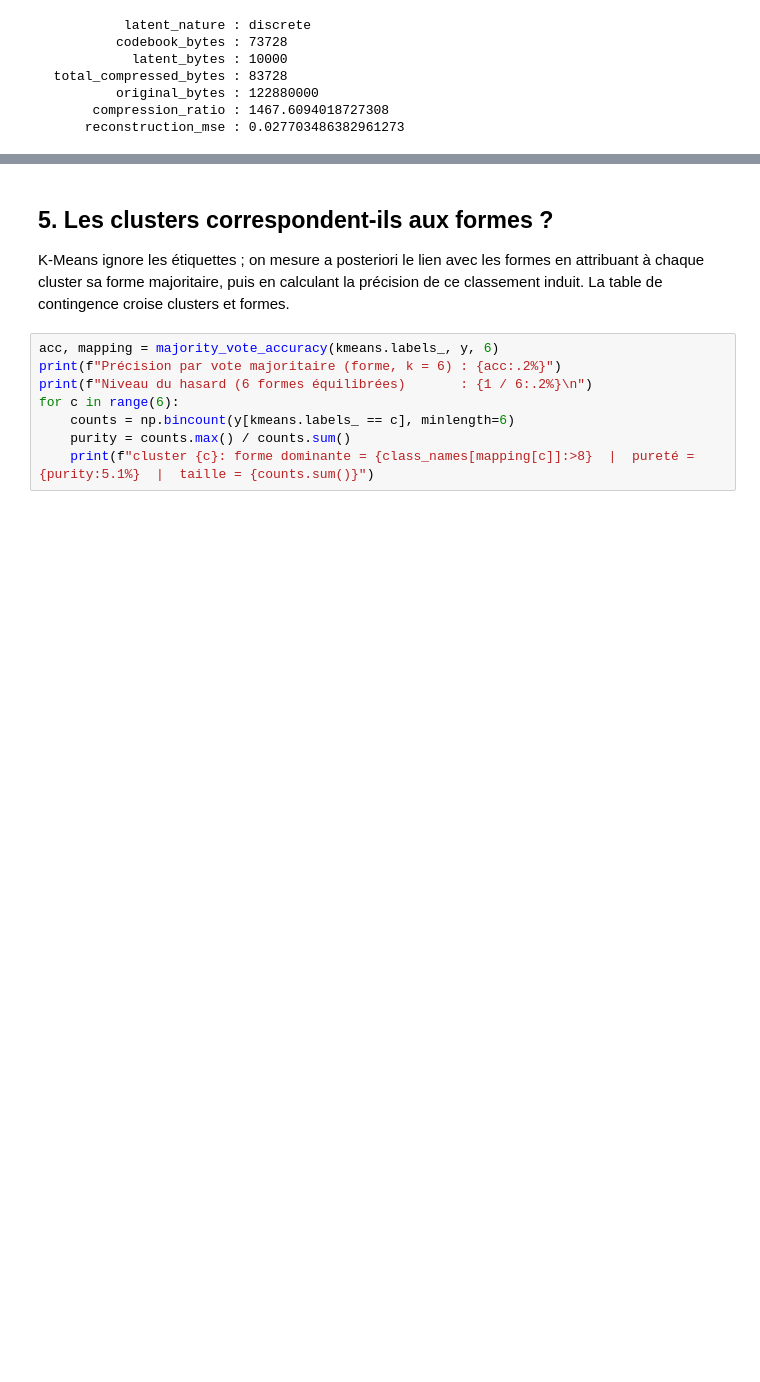
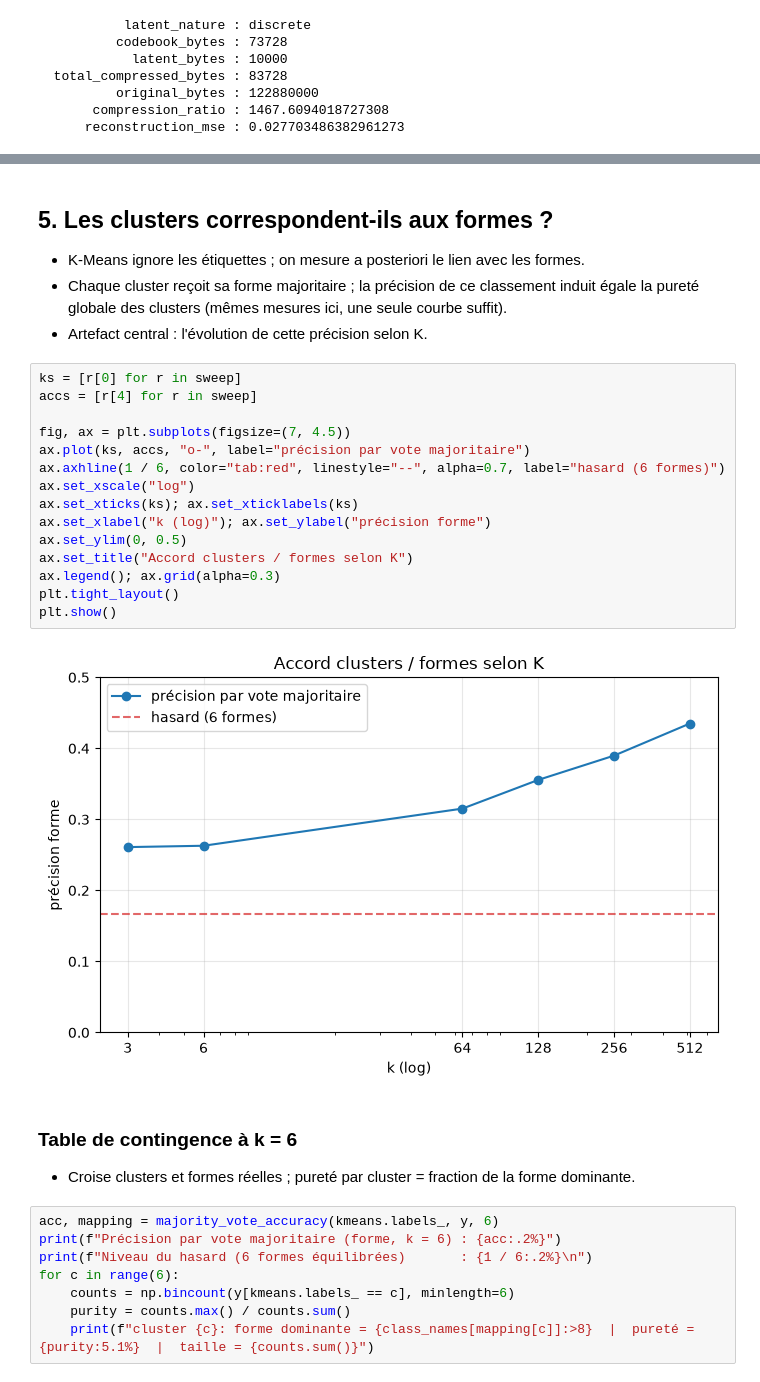
Before and after one commit to magicAyyub/unsupervised, a Jupyter notebook: notebooks/01_kmeans_shapes_imagefolder.ipynb, the cells around one changed output, grey strips where cells are left out. Cells and saved outputs as stored; diff of their text form; blank space fills up the shorter version.

```diff
--- a/notebooks/01_kmeans_shapes_imagefolder.ipynb
+++ b/notebooks/01_kmeans_shapes_imagefolder.ipynb
@@ -322,9 +289,30 @@ plt.show()
 # %% [markdown]
 ## 5. Les clusters correspondent-ils aux formes ?
 
-K-Means ignore les étiquettes ; on mesure a posteriori le lien avec les formes en attribuant à chaque
-cluster sa forme majoritaire, puis en calculant la précision de ce classement induit. La table de
-contingence croise clusters et formes.
+- K-Means ignore les étiquettes ; on mesure a posteriori le lien avec les formes.
+- Chaque cluster reçoit sa forme majoritaire ; la précision de ce classement induit égale la pureté globale des clusters (mêmes mesures ici, une seule courbe suffit).
+- Artefact central : l'évolution de cette précision selon K.
+# %%
+ks = [r[0] for r in sweep]
+accs = [r[4] for r in sweep]
+
+fig, ax = plt.subplots(figsize=(7, 4.5))
+ax.plot(ks, accs, "o-", label="précision par vote majoritaire")
+ax.axhline(1 / 6, color="tab:red", linestyle="--", alpha=0.7, label="hasard (6 formes)")
+ax.set_xscale("log")
+ax.set_xticks(ks); ax.set_xticklabels(ks)
+ax.set_xlabel("k (log)"); ax.set_ylabel("précision forme")
+ax.set_ylim(0, 0.5)
+ax.set_title("Accord clusters / formes selon K")
+ax.legend(); ax.grid(alpha=0.3)
+plt.tight_layout()
+plt.show()
+# %% [output]
+[figure, added]
+# %% [markdown]
+### Table de contingence à k = 6
+
+- Croise clusters et formes réelles ; pureté par cluster = fraction de la forme dominante.
 # %%
 acc, mapping = majority_vote_accuracy(kmeans.labels_, y, 6)
 print(f"Précision par vote majoritaire (forme, k = 6) : {acc:.2%}")
```
Also changed, not shown: parts of 28 cells of this notebook, 2 other files.
